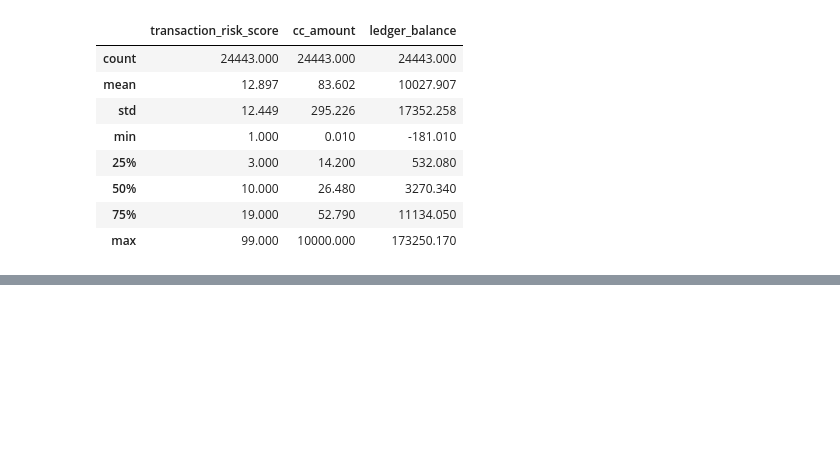
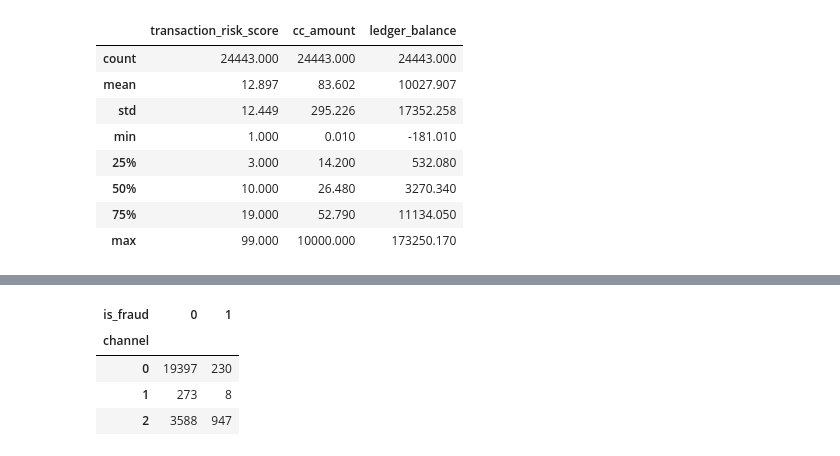
Before and after one commit to hungyichang19980105/Payability-project, a Jupyter notebook: Payability/EDA.ipynb, the cells around one changed output, grey strips where cells are left out. Cells and saved outputs as stored; diff of their text form; code cells hidden in the pictures; blank space fills up the shorter version.

```diff
--- a/Payability/EDA.ipynb
+++ b/Payability/EDA.ipynb
@@ -178,0 +194,9 @@ fig.tight_layout()
+# %%
+df1 =  pd.crosstab(df['channel'], df['is_fraud'], rownames=['channel'], colnames=['is_fraud'])
+df1
+# %% [output]
+| is_fraud | 0 | 1 |
+| channel |  |  |
+| 0 | 19397 | 230 |
+| 1 | 273 | 8 |
+| 2 | 3588 | 947 |
```
Also changed, not shown: parts of 8 cells of this notebook.
